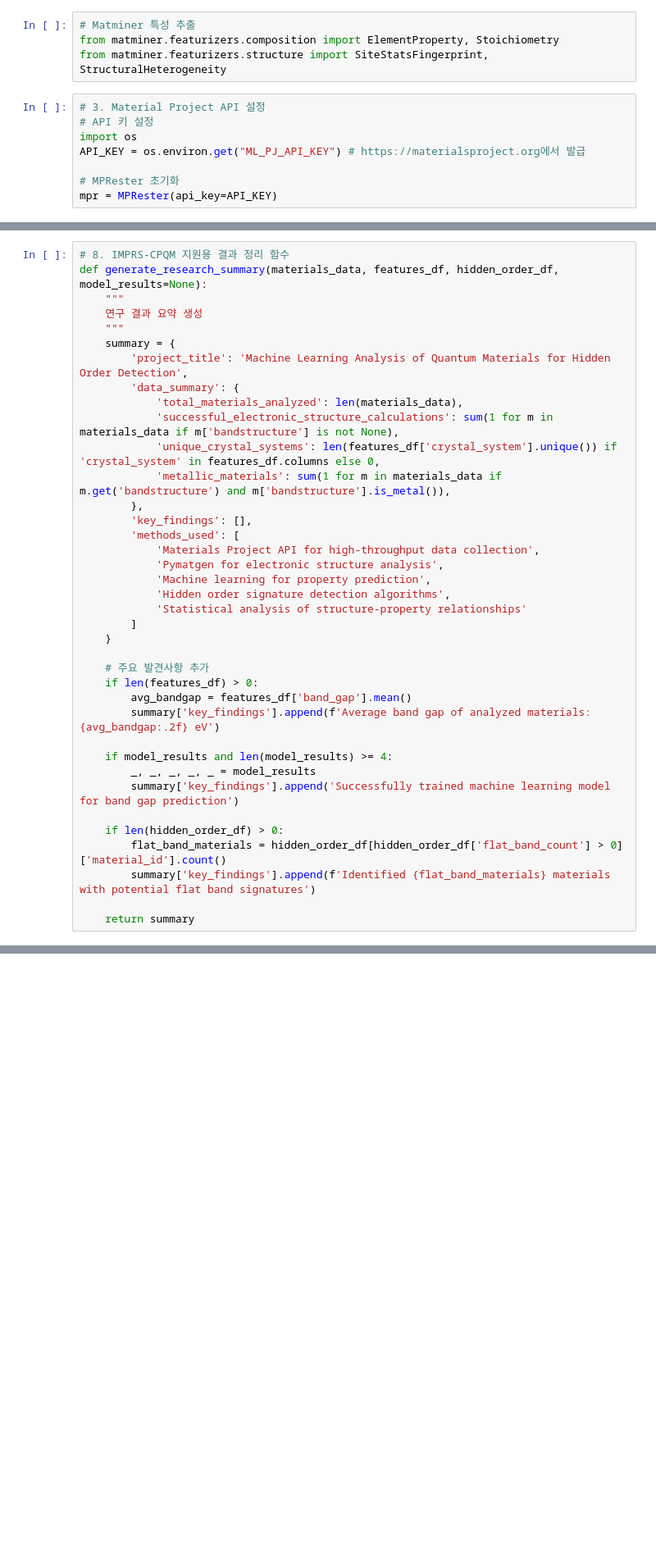
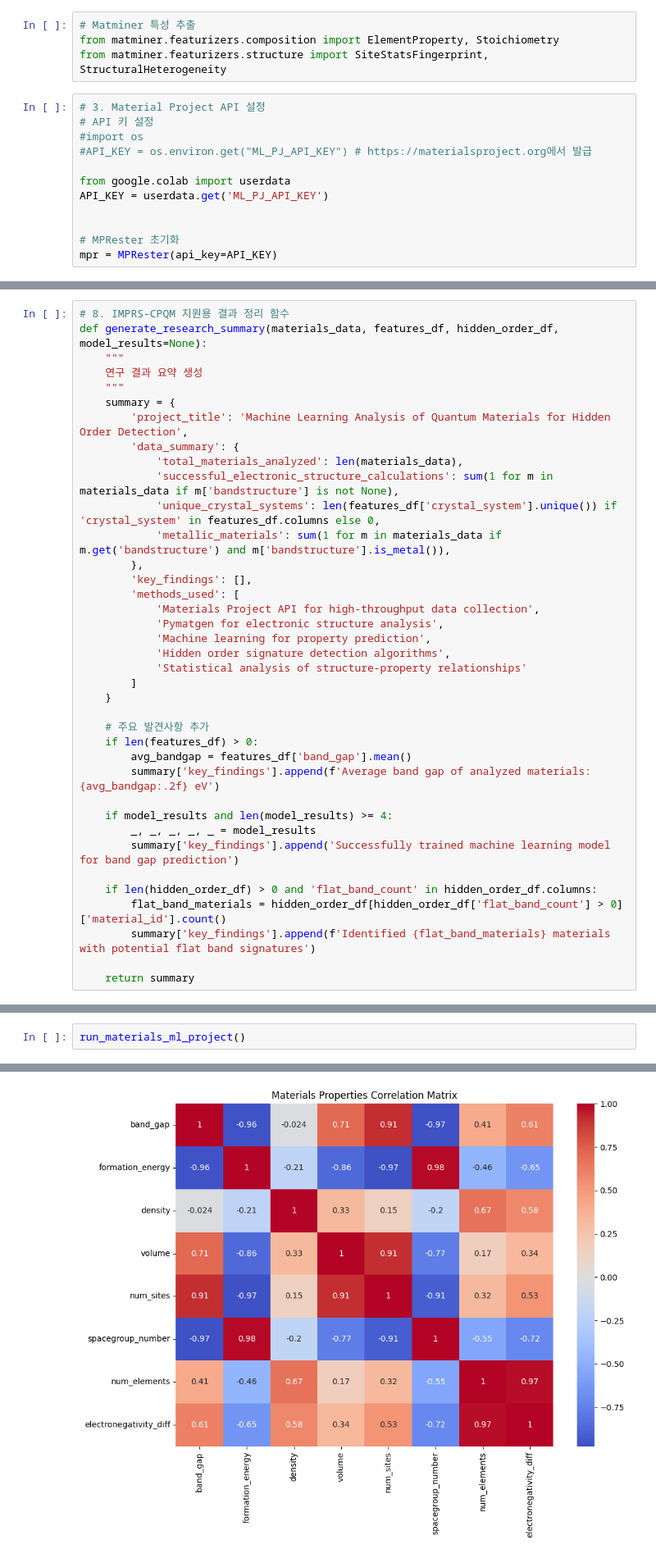
Before and after one commit to dailykim149656-source/Material_ML_Project, a Jupyter notebook: ML_project_test1_materialproject.ipynb, the cells around one changed output, grey strips where cells are left out. Shown at 82% size. Saved outputs shown, nothing was run; the diff lists cells and outputs as text; blank space fills up the shorter version.

Commit message:
Colab을 통해 생성됨

```diff
--- a/ML_project_test1_materialproject.ipynb
+++ b/ML_project_test1_materialproject.ipynb
@@ -51,8 +51,12 @@ from matminer.featurizers.structure import SiteStatsFingerprint, StructuralHeter
 # %%
 # 3. Material Project API 설정
 # API 키 설정
-import os
-API_KEY = os.environ.get("ML_PJ_API_KEY") # https://materialsproject.org에서 발급
+#import os
+#API_KEY = os.environ.get("ML_PJ_API_KEY") # https://materialsproject.org에서 발급
+
+from google.colab import userdata
+API_KEY = userdata.get('ML_PJ_API_KEY')
+
 
 # MPRester 초기화
 mpr = MPRester(api_key=API_KEY)
@@ -367,7 +371,7 @@ def generate_research_summary(materials_data, features_df, hidden_order_df, mode
         _, _, _, _, _ = model_results
         summary['key_findings'].append('Successfully trained machine learning model for band gap prediction')
 
-    if len(hidden_order_df) > 0:
+    if len(hidden_order_df) > 0 and 'flat_band_count' in hidden_order_df.columns:
         flat_band_materials = hidden_order_df[hidden_order_df['flat_band_count'] > 0]['material_id'].count()
         summary['key_findings'].append(f'Identified {flat_band_materials} materials with potential flat band signatures')
 
@@ -435,0 +441,3 @@ print("코드 준비 완료! 실행하려면 run_materials_ml_project() 함수
+# %%
+run_materials_ml_project()
+# %% [output]
@@ -435,0 +466 @@ print("코드 준비 완료! 실행하려면 run_materials_ml_project() 함수
+[figure, added]
```
Also changed, not shown: parts of 3 cells of this notebook.
